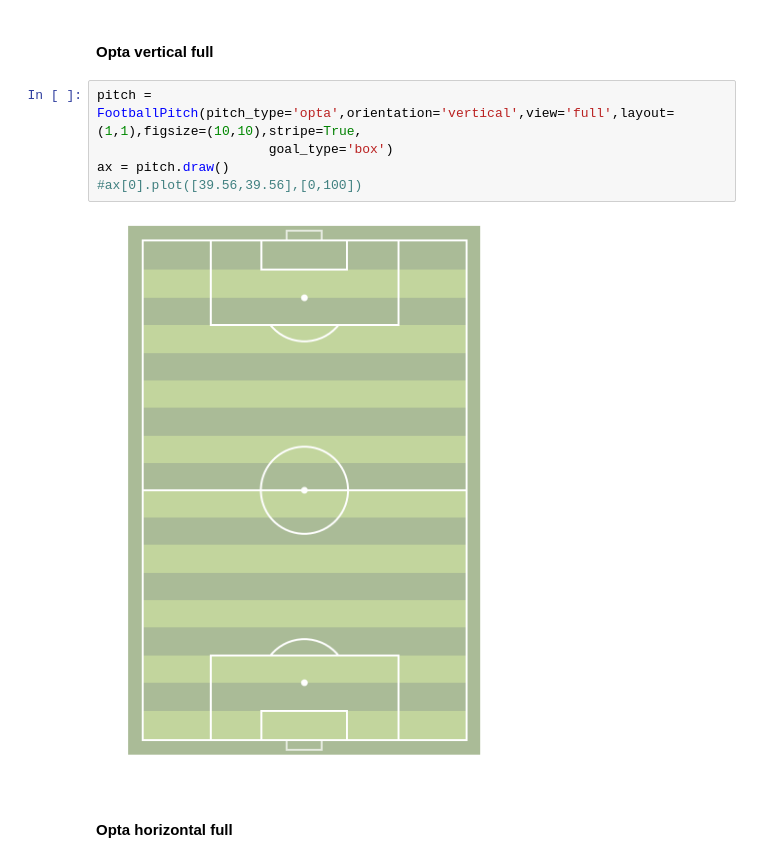
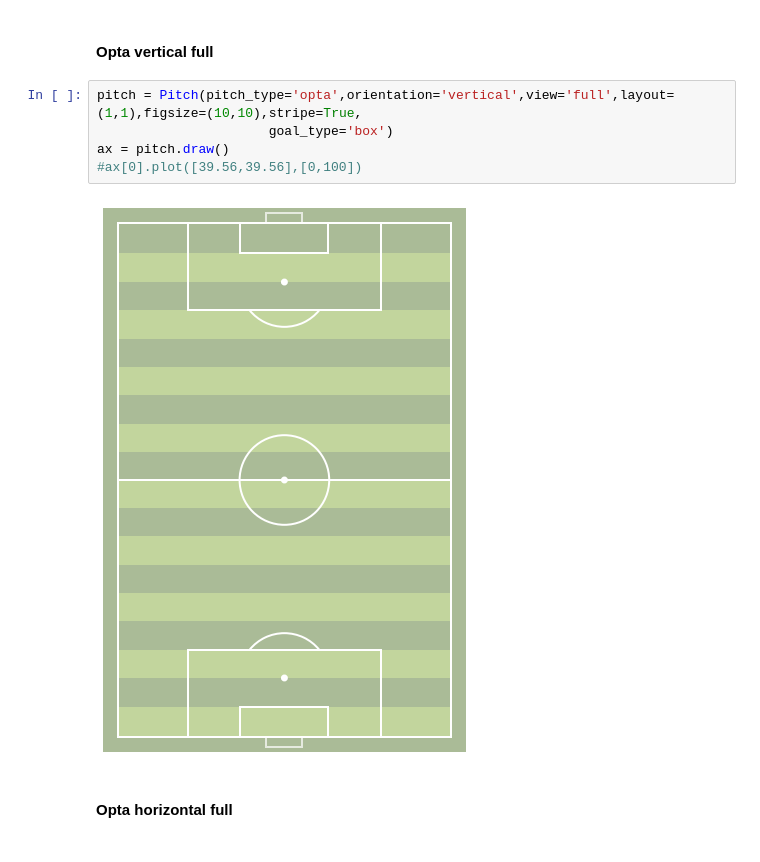
Before and after one commit to andrewRowlinson/mplsoccer, a Jupyter notebook: mplsoccer/demo.ipynb, the cells around one changed output. Cells and saved outputs as stored; diff of their text form.

```diff
--- a/mplsoccer/demo.ipynb
+++ b/mplsoccer/demo.ipynb
@@ -11,12 +11,12 @@ ax = pitch.draw()
 # %% [markdown]
 #### Opta vertical full
 # %%
-pitch = FootballPitch(pitch_type='opta',orientation='vertical',view='full',layout=(1,1),figsize=(10,10),stripe=True,
+pitch = Pitch(pitch_type='opta',orientation='vertical',view='full',layout=(1,1),figsize=(10,10),stripe=True,
                       goal_type='box')
 ax = pitch.draw()
 #ax[0].plot([39.56,39.56],[0,100])
 # %% [output]
-[figure, old version]
+[figure, new version]
 # %% [markdown]
 #### Opta horizontal full
 # %%
```
Also changed, not shown: parts of 20 cells of this notebook.
